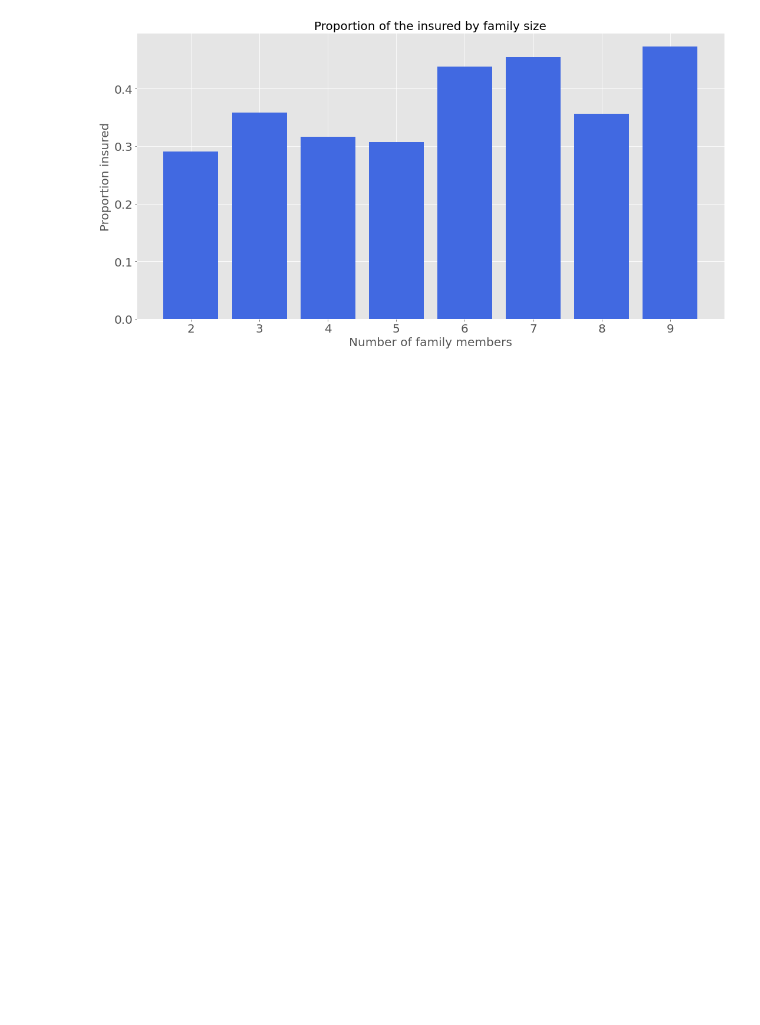
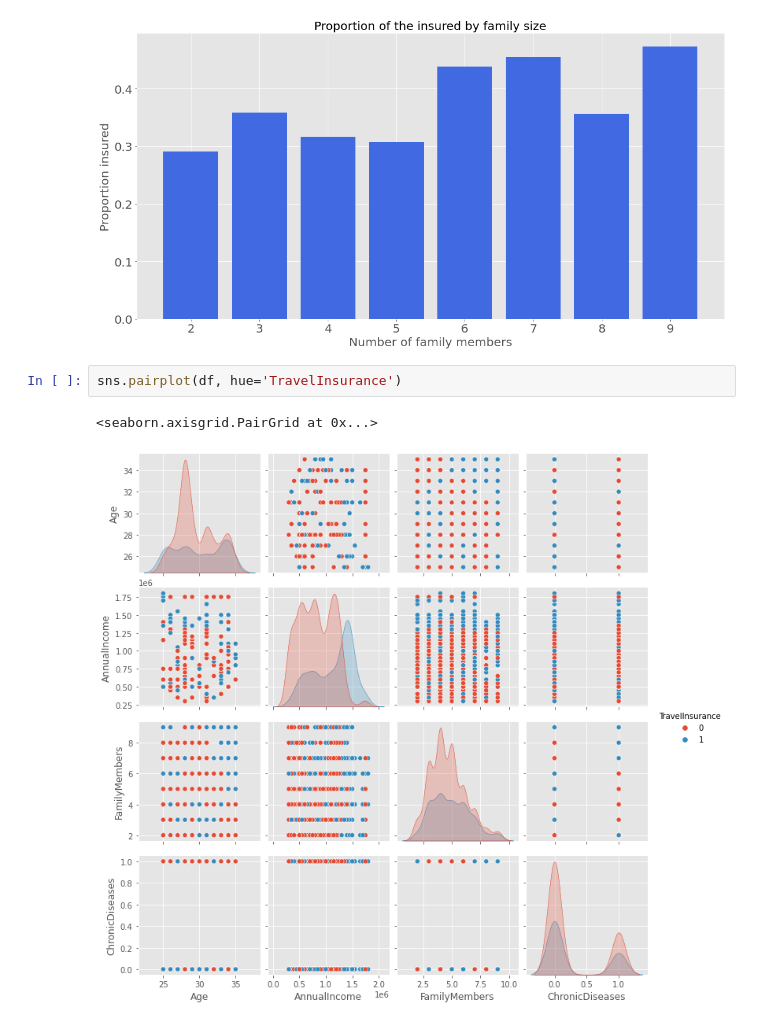
Before and after one commit to shpatrickguo/bitgrit, a Jupyter notebook: shpg-dsprojects/projects/travel_assured/travel_assured.ipynb, the cells around one changed output. Drawn from its saved outputs; the diff is of its cells as text; blank space fills up the shorter version.

```diff
--- a/shpg-dsprojects/projects/travel_assured/travel_assured.ipynb
+++ b/shpg-dsprojects/projects/travel_assured/travel_assured.ipynb
@@ -264,3 +264,8 @@ fig.tight_layout()
 plt.show()
 # %% [output]
 [figure]
+# %%
+sns.pairplot(df, hue='TravelInsurance')
+# %% [output]
+<seaborn.axisgrid.PairGrid at 0x...>
+[figure, added]
```
Also changed, not shown: parts of 2 cells of this notebook.
